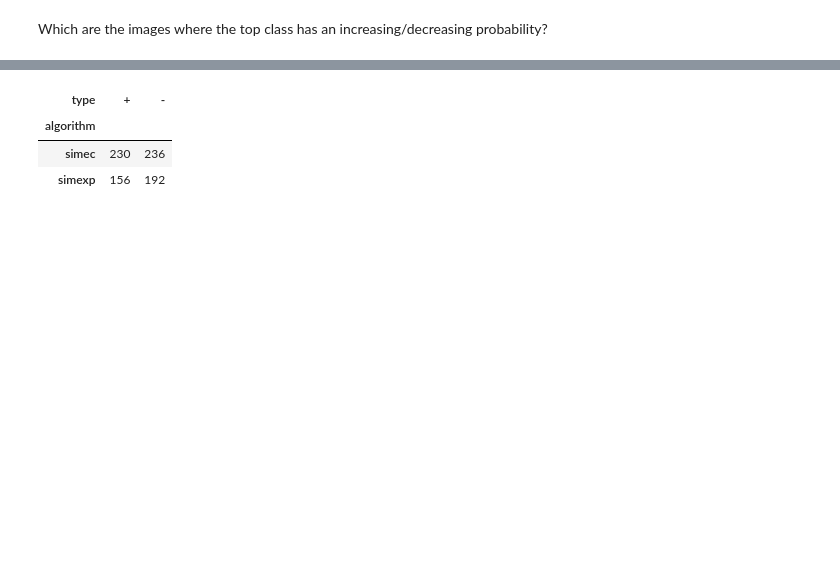
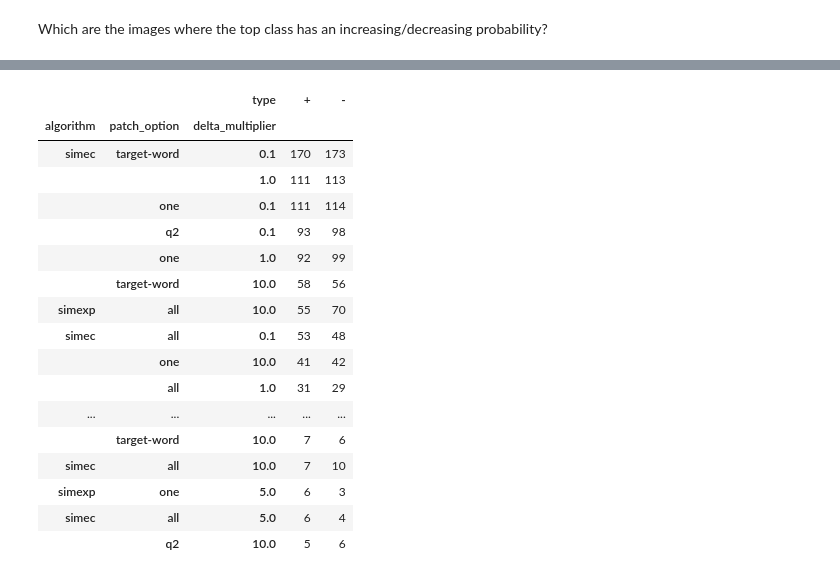
Before and after one commit to alessiomarta/transformers_equivalence_classes, a Jupyter notebook: notebooks/interpretation-analysis.ipynb, the cells around one changed output, grey strips where cells are left out. Cells and saved outputs as stored; diff of their text form; code cells hidden in the pictures; blank space fills up the shorter version.

```diff
--- a/notebooks/interpretation-analysis.ipynb
+++ b/notebooks/interpretation-analysis.ipynb
@@ -15,7 +15,7 @@ def load_data():
     for key in ["distance", "original_image_pred_proba", "embedding_pred_proba", "modified_image_pred_proba", "modified_image"]:
         df[key] = list(npz_data[key])
 
-    df.dropna(axis=1, inplace=True)
+    #df.dropna(axis=1, inplace=True)
     df["input_name"] = df["input_name"].astype(str)
     return df
 # %%
@@ -191,7 +247,10 @@ for group_keys, group in results.groupby(group_cols):
         continue
 
     # Initialize previous preds
-    original_pred = rows[0].original_image_pred
+    if rows[0].dataset != "winobias":
+        original_pred = rows[0].original_image_pred
+    else:
+        original_pred = np.argmax(rows[0].original_image_pred_proba)
     prev_proba_original_pred = rows[0].embedding_pred_proba[original_pred]
     prev_change_type = None
 
@@ -234,6 +293,7 @@ for group_keys, group in results.groupby(group_cols):
 
 # Create DataFrame from collected records
 df_changes = pd.DataFrame.from_records(records)
+pd.set_option('display.max_rows', 500)
 df_changes
 # %% [output]
 |  | type | dataset | algorithm | delta_multiplier | patch_option | input_name | repetition | iteration | ... |
@@ -260,7 +320,11 @@ for group_keys, group in results.groupby(group_cols):
     if not rows:
         continue
 
-    original_pred = rows[0].original_image_pred
+    # Initialize previous preds
+    if rows[0].dataset != "winobias":
+        original_pred = rows[0].original_image_pred
+    else:
+        original_pred = np.argmax(rows[0].original_image_pred_proba)
     prev_proba = rows[0].embedding_pred_proba[original_pred]
 
     # Start with no trend
@@ -363,18 +427,32 @@ majority_summary
 # %%
 # Count trend types (+, -) per algorithm
 trend_counts = (
-    df_changes.groupby(["algorithm", "type"])
+    df_changes.groupby(["algorithm", "patch_option", "delta_multiplier" ,"type"])
     .size()
     .unstack(fill_value=0)
     .sort_values(by="+", ascending=False)  # sort by positive trend count
 )
 
 display(trend_counts)
 # %% [output]
-| type | + | - |
-| algorithm |  |  |
-| simec | 230 | 236 |
-| simexp | 156 | 192 |
+|  |  | type | + | - |
+| algorithm | patch_option | delta_multiplier |  |  |
+| simec | target-word | 0.1 | 170 | 173 |
+|  |  | 1.0 | 111 | 113 |
+|  | one | 0.1 | 111 | 114 |
+|  | q2 | 0.1 | 93 | 98 |
+|  | one | 1.0 | 92 | 99 |
+|  | target-word | 10.0 | 58 | 56 |
+| simexp | all | 10.0 | 55 | 70 |
+| simec | all | 0.1 | 53 | 48 |
+|  | one | 10.0 | 41 | 42 |
+|  | all | 1.0 | 31 | 29 |
+| ... | ... | ... | ... | ... |
+|  | target-word | 10.0 | 7 | 6 |
+| simec | all | 10.0 | 7 | 10 |
+| simexp | one | 5.0 | 6 | 3 |
+| simec | all | 5.0 | 6 | 4 |
+|  | q2 | 10.0 | 5 | 6 |
 # %%
 # Average iteration of trend switches (could also look at std deviation)
 avg_iter_per_trend = (
```
Also changed, not shown: parts of 16 cells of this notebook, 5 other files.
